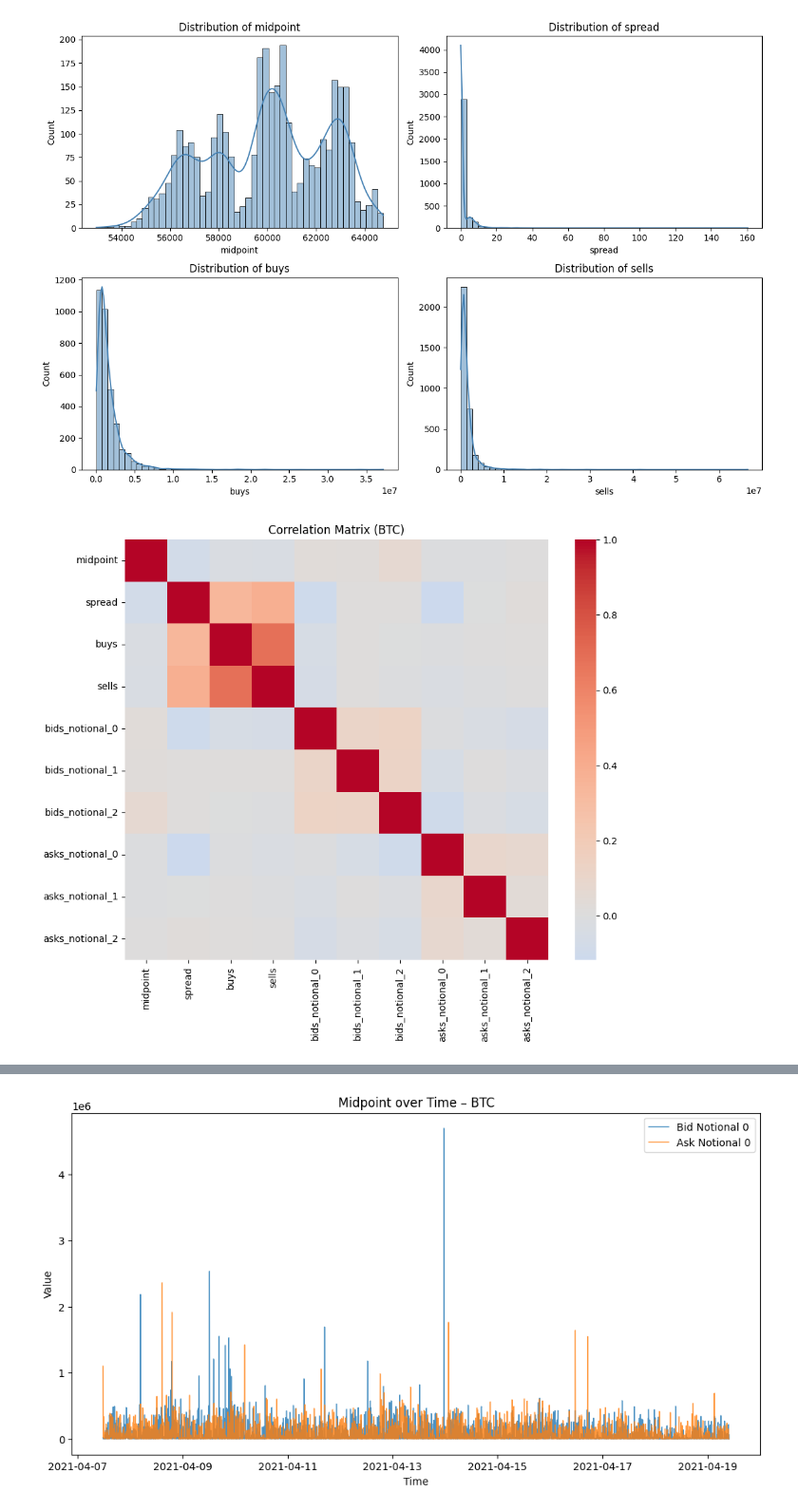
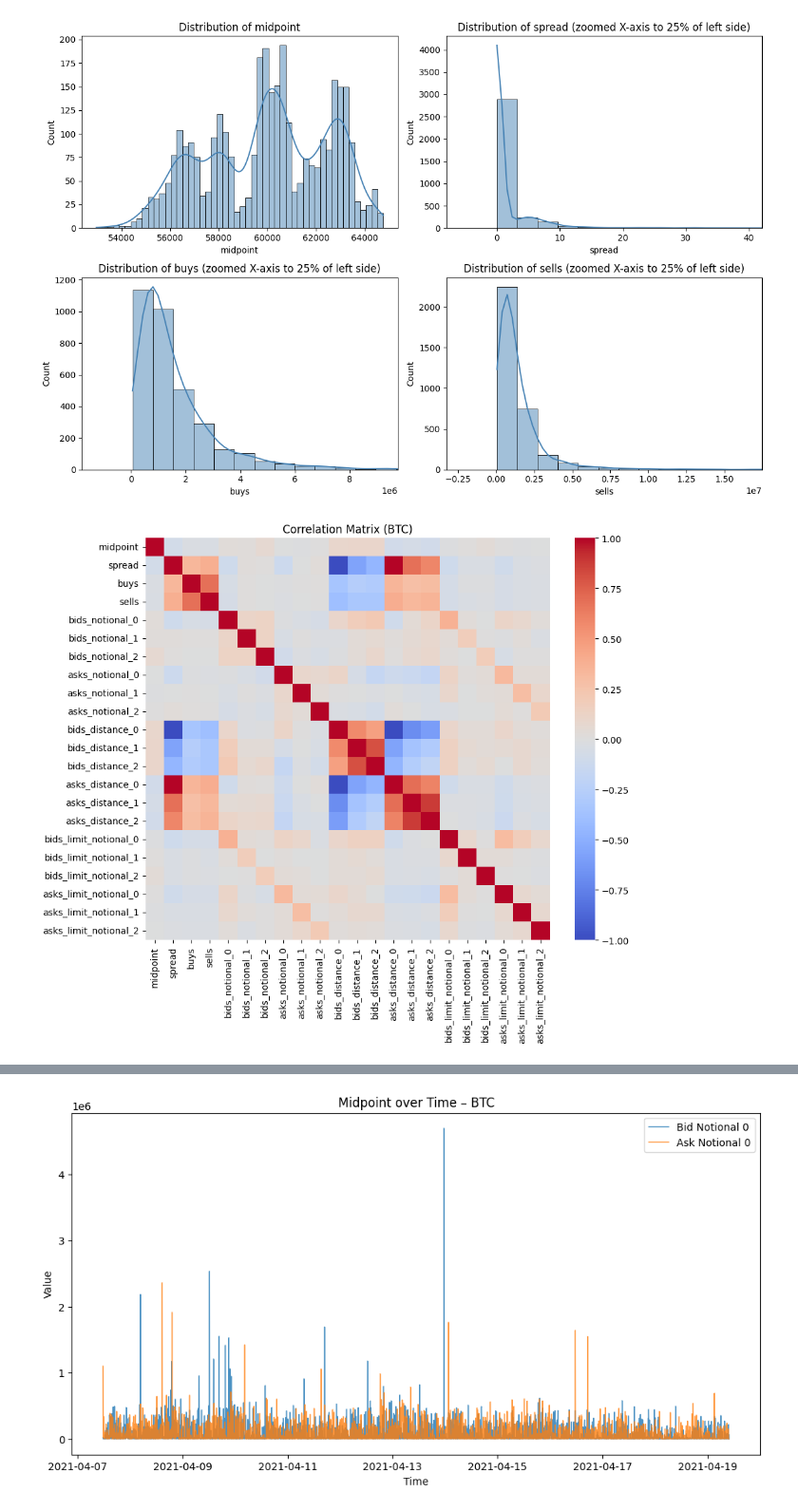
Before and after one commit to vitalii-novikov/Graph_Neural_Network_for_Market_Microstructure, a Jupyter notebook: EDA_BTC_5min.ipynb, the cells around one changed output, grey strips where cells are left out. Shown at 95% size. Drawn from its saved outputs; the diff is of its cells as text; code cells hidden in the pictures.

```diff
--- a/EDA_BTC_5min.ipynb
+++ b/EDA_BTC_5min.ipynb
@@ -238,6 +240,10 @@ df.head(3).transpose()
 # %%
-pd.set_option('display.max_rows', None)
-transposed_df = df.set_index('timestamp').head(3).transpose()
+# VSC setting: "notebook.output.textLineLimit": 170
+
+pd.reset_option('display.precision')
+pd.reset_option('display.float_format')
+
+transposed_df = df.head(3).transpose()
 display(transposed_df)
 # %% [output]
 | timestamp | 2021-04-07 11:38:00+00:00 | 2021-04-07 11:43:00+00:00 | 2021-04-07 11:48:00+00:00 |
@@ -274,3 +281,0 @@ transposed_df[transposed_df.index.str.endswith('_0')]
-# %%
-btc = df.set_index('timestamp')
-btc.head(3)
@@ -338,22 +294,29 @@ fig, axs = plt.subplots(2, 2, figsize=(12, 8))
 axs = axs.flatten()
 
 for i, f in enumerate(features_to_plot):
-    sns.histplot(btc[f], bins=50, ax=axs[i], kde=True, color='steelblue')
-    axs[i].set_title(f'Distribution of {f}')
-
+    sns.histplot(df[f], bins=50, ax=axs[i], kde=True, color='steelblue')
+    if i>=1:
+        axs[i].set_xlim(right=axs[i].get_xlim()[1]*0.25)
+        axs[i].set_title(f'Distribution of {f} (zoomed X-axis to 25% of left side)')
+    else:
+        axs[i].set_title(f'Distribution of {f}')
 plt.tight_layout()
 plt.show()
 # %% [output]
-[figure, old version]
+[figure, new version]
 # %%
 corr_features = ['midpoint', 'spread', 'buys', 'sells'] + \
                  [f'bids_notional_{i}' for i in range(3)] + \
-                 [f'asks_notional_{i}' for i in range(3)]
+                 [f'asks_notional_{i}' for i in range(3)] + \
+                 [f'bids_distance_{i}' for i in range(3)] + \
+                 [f'asks_distance_{i}' for i in range(3)] + \
+                 [f'bids_limit_notional_{i}' for i in range(3)] + \
+                 [f'asks_limit_notional_{i}' for i in range(3)]
 
-corr = btc[corr_features].corr()
+corr = df[corr_features].corr()
 plt.figure(figsize=(10, 8))
 sns.heatmap(corr, annot=False, cmap='coolwarm', center=0)
 plt.title('Correlation Matrix (BTC)')
 plt.show()
 # %% [output]
-[figure, old version]
+[figure, new version]
```
Also changed, not shown: parts of 57 cells of this notebook, 1 other file.
